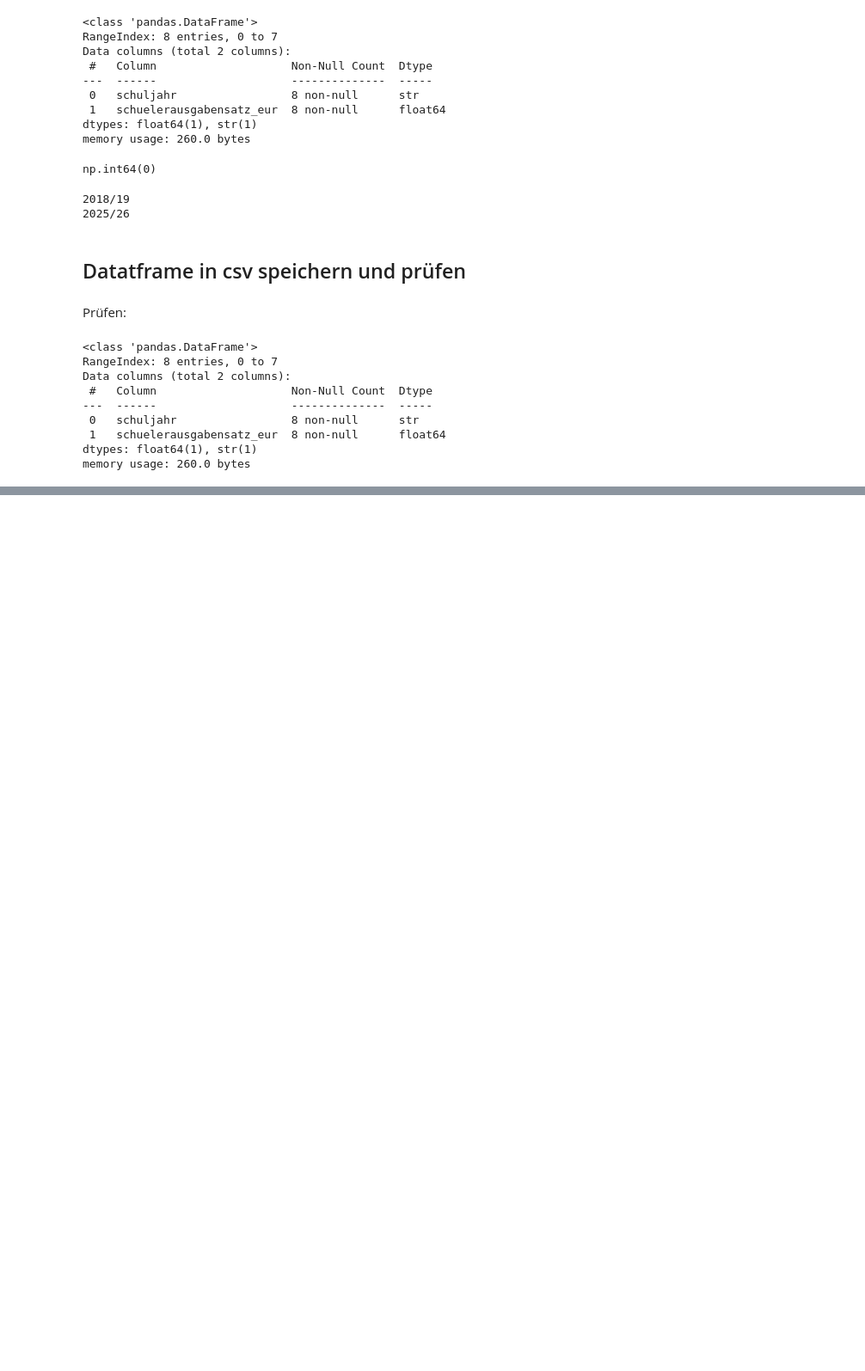
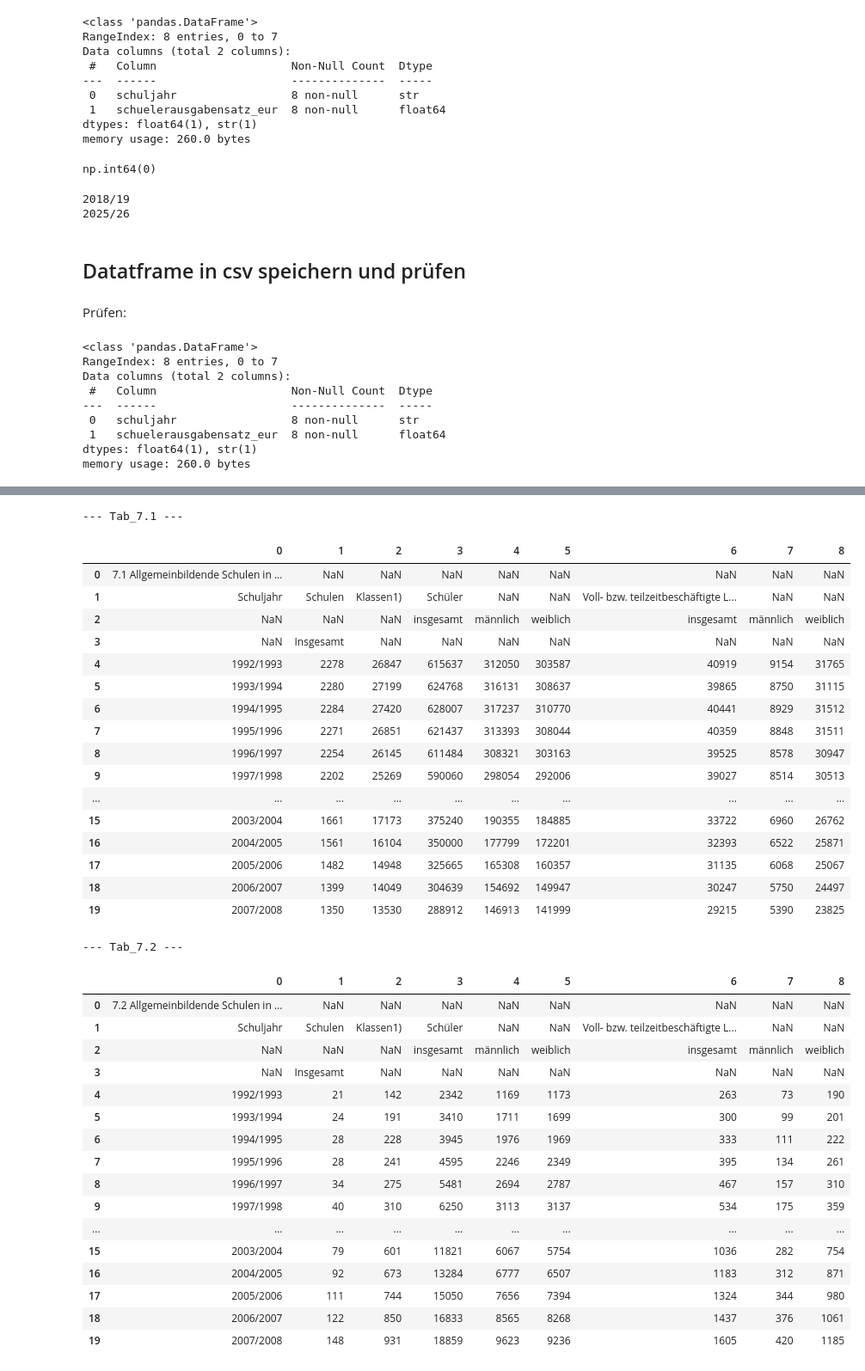
Before and after one commit to AndreR819/PortfolioProjekt, a Jupyter notebook: notebooks/01_daten_verstehen.ipynb, the cells around one changed output, grey strips where cells are left out. Shown at 86% size. Cells and saved outputs as stored; diff of their text form; code cells hidden in the pictures; blank space fills up the shorter version.

Commit message:
Schüler-Lehrer-Daten aufbereiten

```diff
--- a/notebooks/01_daten_verstehen.ipynb
+++ b/notebooks/01_daten_verstehen.ipynb
@@ -889,0 +1771,16 @@ memory usage: 260.0 bytes
+# %%
+for sheet in ["11.1", "11.2"]:
+    df_test = pd.read_excel(
+        excel_2016,
+        sheet_name=sheet,
+        header=None,
+    )
+
+    block = df_test.iloc[48:63]
+
+    sachsen = block[
+        block[0].astype(str).str.strip().eq("Sachsen")
+    ]
+
+    print(f"\n--- {sheet} ---")
+    display(sachsen)
@@ -889,0 +1794,10 @@ memory usage: 260.0 bytes
+# %%
+datei_2015 = RAW_DIR / "2015_statistik-sachsen_bI1_allgemeinbildende-schulen.xlsx"
+
+df_inhalt_2015 = pd.read_excel(
+    datei_2015,
+    sheet_name="Inhalt",
+    header=None,
+)
+
+display(df_inhalt_2015)
@@ -889,0 +1847,49 @@ memory usage: 260.0 bytes
+# %%
+excel_2015 = pd.ExcelFile(datei_2015)
+
+for sheet in ["Tab_7.1", "Tab_7.2"]:
+    df_test = pd.read_excel(
+        excel_2015,
+        sheet_name=sheet,
+        header=None,
+    )
+
+    print(f"\n--- {sheet} ---")
+    display(df_test.head(20))
+# %% [output]
+--- Tab_7.1 ---
+|  | 0 | 1 | 2 | 3 | 4 | 5 | 6 | 7 | 8 |
+| 0 | 7.1 Allgemeinbildende Schulen in ... | NaN | NaN | NaN | NaN | NaN | NaN | NaN | NaN |
+| 1 | Schuljahr | Schulen | Klassen1) | Schüler | NaN | NaN | Voll- bzw. teilzeitbeschäftigte L... | NaN | NaN |
+| 2 | NaN | NaN | NaN | insgesamt | männlich | weiblich | insgesamt | männlich | weiblich |
+| 3 | NaN | Insgesamt | NaN | NaN | NaN | NaN | NaN | NaN | NaN |
+| 4 | 1992/1993 | 2278 | 26847 | 615637 | 312050 | 303587 | 40919 | 9154 | 31765 |
+| 5 | 1993/1994 | 2280 | 27199 | 624768 | 316131 | 308637 | 39865 | 8750 | 31115 |
+| 6 | 1994/1995 | 2284 | 27420 | 628007 | 317237 | 310770 | 40441 | 8929 | 31512 |
+| 7 | 1995/1996 | 2271 | 26851 | 621437 | 313393 | 308044 | 40359 | 8848 | 31511 |
+| 8 | 1996/1997 | 2254 | 26145 | 611484 | 308321 | 303163 | 39525 | 8578 | 30947 |
+| 9 | 1997/1998 | 2202 | 25269 | 590060 | 298054 | 292006 | 39027 | 8514 | 30513 |
+| ... | ... | ... | ... | ... | ... | ... | ... | ... | ... |
+| 15 | 2003/2004 | 1661 | 17173 | 375240 | 190355 | 184885 | 33722 | 6960 | 26762 |
+| 16 | 2004/2005 | 1561 | 16104 | 350000 | 177799 | 172201 | 32393 | 6522 | 25871 |
+| 17 | 2005/2006 | 1482 | 14948 | 325665 | 165308 | 160357 | 31135 | 6068 | 25067 |
+| 18 | 2006/2007 | 1399 | 14049 | 304639 | 154692 | 149947 | 30247 | 5750 | 24497 |
+| 19 | 2007/2008 | 1350 | 13530 | 288912 | 146913 | 141999 | 29215 | 5390 | 23825 |
+--- Tab_7.2 ---
+|  | 0 | 1 | 2 | 3 | 4 | 5 | 6 | 7 | 8 |
+| 0 | 7.2 Allgemeinbildende Schulen in ... | NaN | NaN | NaN | NaN | NaN | NaN | NaN | NaN |
+| 1 | Schuljahr | Schulen | Klassen1) | Schüler | NaN | NaN | Voll- bzw. teilzeitbeschäftigte L... | NaN | NaN |
+| 2 | NaN | NaN | NaN | insgesamt | männlich | weiblich | insgesamt | männlich | weiblich |
+| 3 | NaN | Insgesamt | NaN | NaN | NaN | NaN | NaN | NaN | NaN |
+| 4 | 1992/1993 | 21 | 142 | 2342 | 1169 | 1173 | 263 | 73 | 190 |
+| 5 | 1993/1994 | 24 | 191 | 3410 | 1711 | 1699 | 300 | 99 | 201 |
+| 6 | 1994/1995 | 28 | 228 | 3945 | 1976 | 1969 | 333 | 111 | 222 |
+| 7 | 1995/1996 | 28 | 241 | 4595 | 2246 | 2349 | 395 | 134 | 261 |
+| 8 | 1996/1997 | 34 | 275 | 5481 | 2694 | 2787 | 467 | 157 | 310 |
+| 9 | 1997/1998 | 40 | 310 | 6250 | 3113 | 3137 | 534 | 175 | 359 |
+| ... | ... | ... | ... | ... | ... | ... | ... | ... | ... |
+| 15 | 2003/2004 | 79 | 601 | 11821 | 6067 | 5754 | 1036 | 282 | 754 |
+| 16 | 2004/2005 | 92 | 673 | 13284 | 6777 | 6507 | 1183 | 312 | 871 |
+| 17 | 2005/2006 | 111 | 744 | 15050 | 7656 | 7394 | 1324 | 344 | 980 |
+| 18 | 2006/2007 | 122 | 850 | 16833 | 8565 | 8268 | 1437 | 376 | 1061 |
+| 19 | 2007/2008 | 148 | 931 | 18859 | 9623 | 9236 | 1605 | 420 | 1185 |
```
Also changed, not shown: parts of 109 cells of this notebook, 16 other files.
